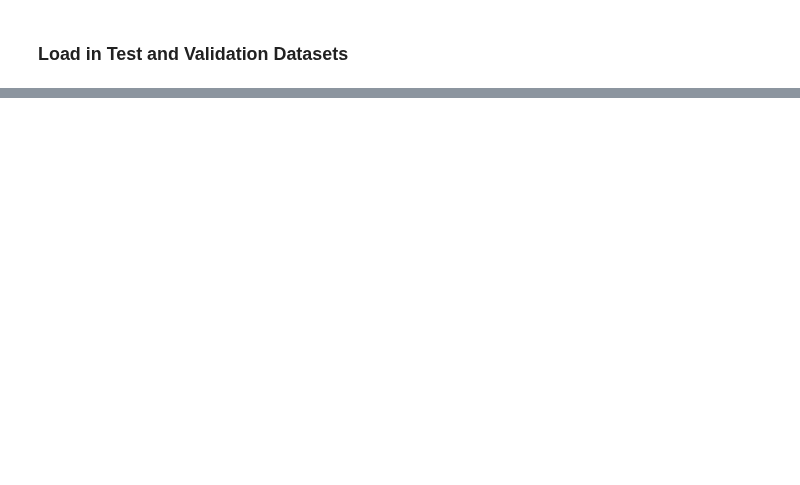
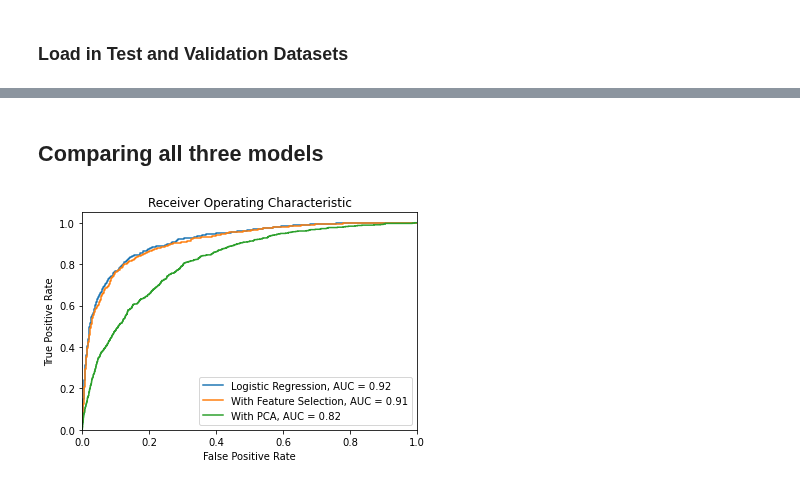
Before and after one commit to claudia-07/DSA4262-ACMXZ, a Jupyter notebook: modelling/logreg_zoe.ipynb, the cells around one changed output, grey strips where cells are left out. Saved outputs shown, nothing was run; the diff lists cells and outputs as text; code cells hidden in the pictures; blank space fills up the shorter version.

```diff
--- a/modelling/logreg_zoe.ipynb
+++ b/modelling/logreg_zoe.ipynb
@@ -156,0 +197,3 @@ Model testing accuracy score with Random Forest : 0.9315
+# %%
+pca = PCA(0.95)
+pca.fit(X_train)
@@ -156,0 +206,6 @@ Model testing accuracy score with Random Forest : 0.9315
+# %%
+X_train_pca = pd.DataFrame(pca.transform(X_train))
+X_test_pca = pd.DataFrame(pca.transform(X_test))
+X_val_pca = pd.DataFrame(pca.transform(X_val))
+# %%
+pca_model = log_reg(X_train_pca, y_train, X_test_pca, y_test)
@@ -156,0 +218,16 @@ Model testing accuracy score with Random Forest : 0.9315
+# %% [markdown]
+## Comparing all three models
+# %%
+models = [base, fs_model, pca_model]
+titles = ["Logistic Regression", "With Feature Selection", "With PCA"]
+# %%
+for model, title in zip(models, titles):
+    plt.plot(model["fpr"], model["tpr"], label = f"{title}, AUC = %0.2f" % model["roc"])
+    plt.xlim([0.0, 1.0])
+    plt.ylim([0.0, 1.05])
+    plt.xlabel('False Positive Rate')
+    plt.ylabel('True Positive Rate')
+    plt.title('Receiver Operating Characteristic')
+    plt.legend()
+# %% [output]
+[figure, added]
```
Also changed, not shown: parts of 14 cells of this notebook, 1 other file.
